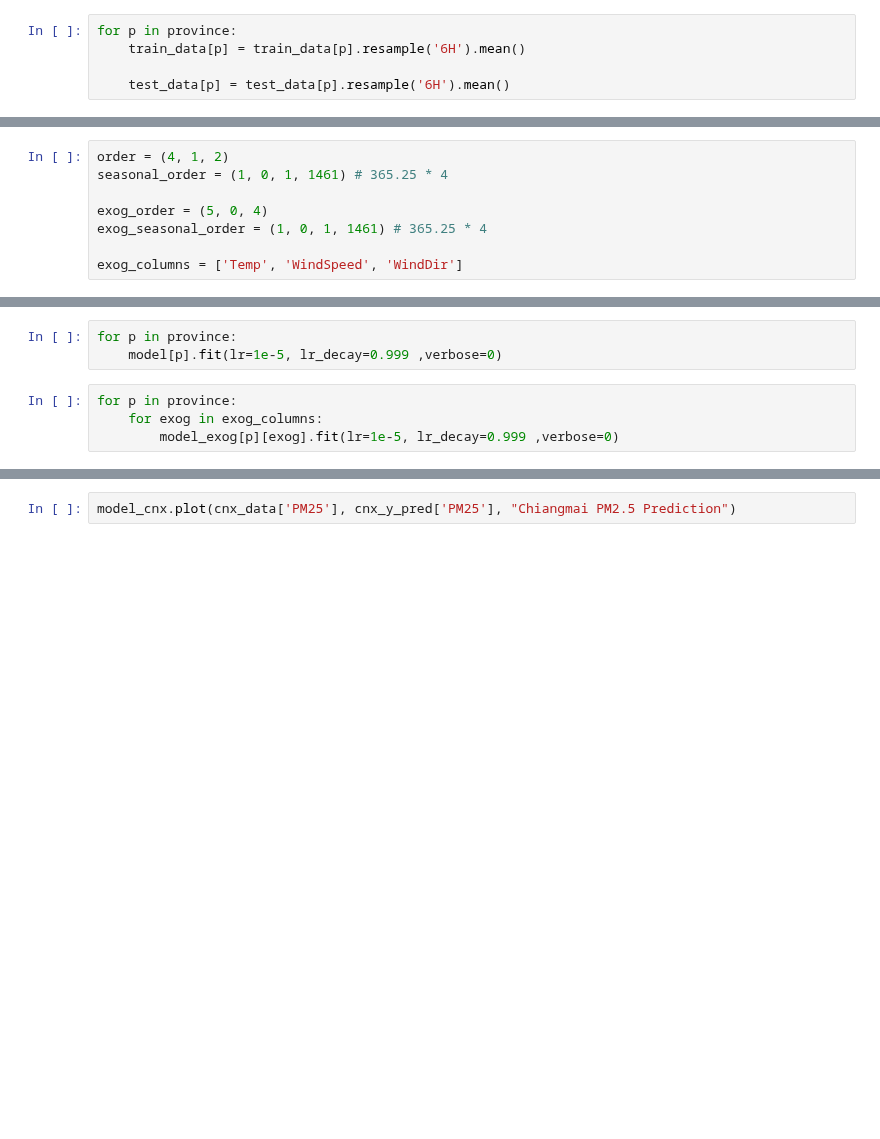
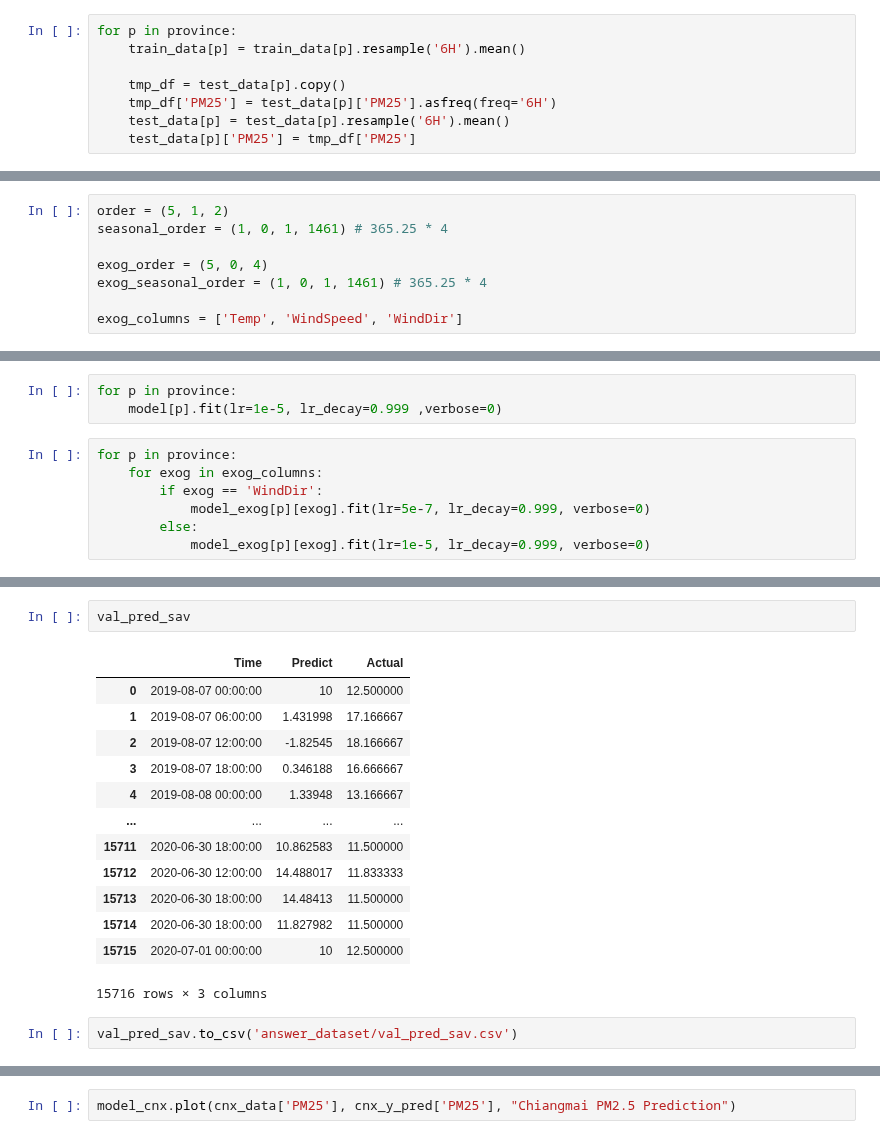
Before and after one commit to One-Night-Miracle/Data-Science-Project1-2021-2-PM2.5-Kaggle, a Jupyter notebook: model_train.ipynb, the cells around one changed output, grey strips where cells are left out. Saved outputs shown, nothing was run; the diff lists cells and outputs as text; blank space fills up the shorter version.

```diff
--- a/model_train.ipynb
+++ b/model_train.ipynb
@@ -26,7 +26,10 @@ province = ['BKK','CNX','KKC','RAY','SARA','SURAT']
 for p in province:
     train_data[p] = train_data[p].resample('6H').mean()
 
+    tmp_df = test_data[p].copy()
+    tmp_df['PM25'] = test_data[p]['PM25'].asfreq(freq='6H')
     test_data[p] = test_data[p].resample('6H').mean()
+    test_data[p]['PM25'] = tmp_df['PM25']
 # %% [markdown]
 ### Split 70% 30%
 # %%
@@ -40,7 +43,7 @@ for p in province:
 # %% [markdown]
 ### Tuning Parameters
 # %%
-order = (4, 1, 2)
+order = (5, 1, 2)
 seasonal_order = (1, 0, 1, 1461) # 365.25 * 4
 
 exog_order = (5, 0, 4)
@@ -79,4 +82,7 @@ for p in province:
 # %%
 for p in province:
     for exog in exog_columns:
-        model_exog[p][exog].fit(lr=1e-5, lr_decay=0.999 ,verbose=0)
+        if exog == 'WindDir':
+            model_exog[p][exog].fit(lr=5e-7, lr_decay=0.999, verbose=0)
+        else:
+            model_exog[p][exog].fit(lr=1e-5, lr_decay=0.999, verbose=0)
@@ -132,0 +146,18 @@ Test on SARIMAX with RMSE: 4.5938729521275805
+# %%
+val_pred_sav
+# %% [output]
+|  | Time | Predict | Actual |
+| 0 | 2019-08-07 00:00:00 | 10 | 12.500000 |
+| 1 | 2019-08-07 06:00:00 | 1.431998 | 17.166667 |
+| 2 | 2019-08-07 12:00:00 | -1.82545 | 18.166667 |
+| 3 | 2019-08-07 18:00:00 | 0.346188 | 16.666667 |
+| 4 | 2019-08-08 00:00:00 | 1.33948 | 13.166667 |
+| ... | ... | ... | ... |
+| 15711 | 2020-06-30 18:00:00 | 10.862583 | 11.500000 |
+| 15712 | 2020-06-30 12:00:00 | 14.488017 | 11.833333 |
+| 15713 | 2020-06-30 18:00:00 | 14.48413 | 11.500000 |
+| 15714 | 2020-06-30 18:00:00 | 11.827982 | 11.500000 |
+| 15715 | 2020-07-01 00:00:00 | 10 | 12.500000 |
+15716 rows × 3 columns
+# %%
+val_pred_sav.to_csv('answer_dataset/val_pred_sav.csv')
```
Also changed, not shown: parts of 19 cells of this notebook, 1 other file.
